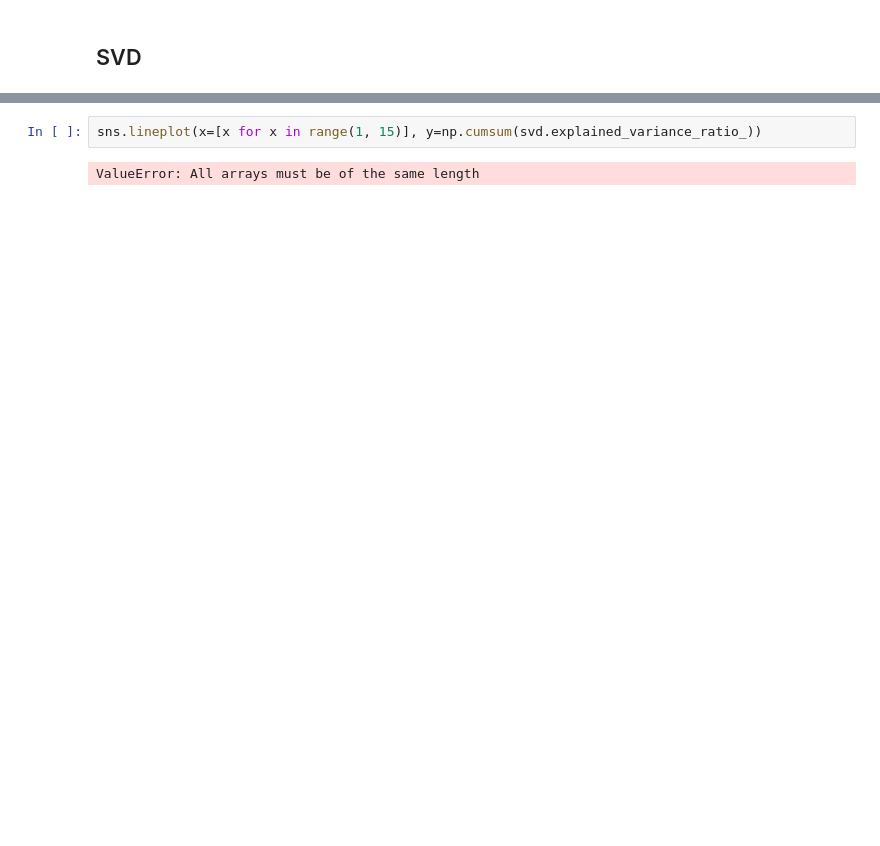
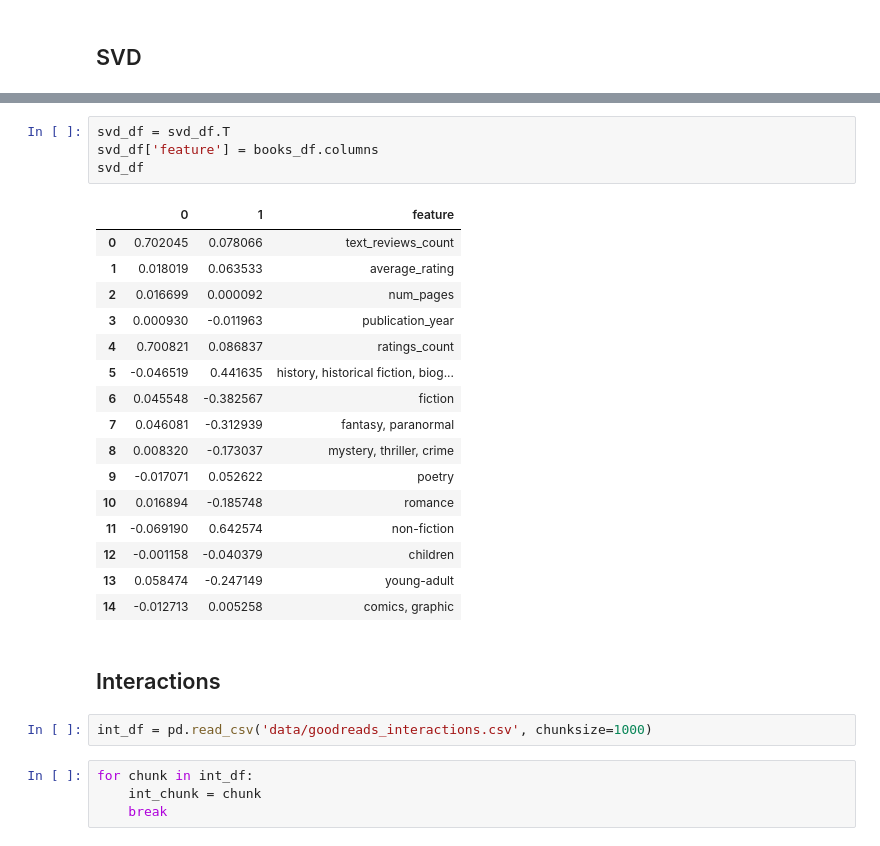
Before and after one commit to sean-r-duffy/DS5230-Final, a Jupyter notebook: embedding_creation_v1.ipynb, the cells around one changed output, grey strips where cells are left out. Saved outputs shown, nothing was run; the diff lists cells and outputs as text; blank space fills up the shorter version.

```diff
--- a/embedding_creation_v1.ipynb
+++ b/embedding_creation_v1.ipynb
@@ -83,4 +85,29 @@ svd_df
-# %%
-sns.lineplot(x=[x for x in range(1, 15)], y=np.cumsum(svd.explained_variance_ratio_))
-# %% [output]
-ValueError: All arrays must be of the same length
+# %%
+svd_df = svd_df.T
+svd_df['feature'] = books_df.columns
+svd_df
+# %% [output]
+|  | 0 | 1 | feature |
+| 0 | 0.702045 | 0.078066 | text_reviews_count |
+| 1 | 0.018019 | 0.063533 | average_rating |
+| 2 | 0.016699 | 0.000092 | num_pages |
+| 3 | 0.000930 | -0.011963 | publication_year |
+| 4 | 0.700821 | 0.086837 | ratings_count |
+| 5 | -0.046519 | 0.441635 | history, historical fiction, biog... |
+| 6 | 0.045548 | -0.382567 | fiction |
+| 7 | 0.046081 | -0.312939 | fantasy, paranormal |
+| 8 | 0.008320 | -0.173037 | mystery, thriller, crime |
+| 9 | -0.017071 | 0.052622 | poetry |
+| 10 | 0.016894 | -0.185748 | romance |
+| 11 | -0.069190 | 0.642574 | non-fiction |
+| 12 | -0.001158 | -0.040379 | children |
+| 13 | 0.058474 | -0.247149 | young-adult |
+| 14 | -0.012713 | 0.005258 | comics, graphic |
+# %% [markdown]
+## Interactions
+# %%
+int_df = pd.read_csv('data/goodreads_interactions.csv', chunksize=1000)
+# %%
+for chunk in int_df:
+    int_chunk = chunk
+    break
```
Also changed, not shown: parts of 24 cells of this notebook.
